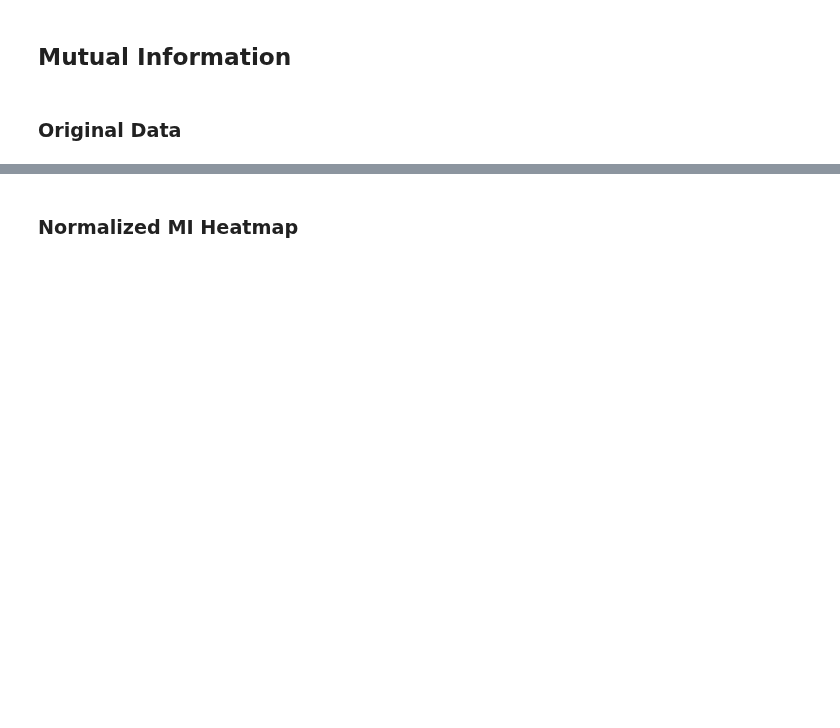
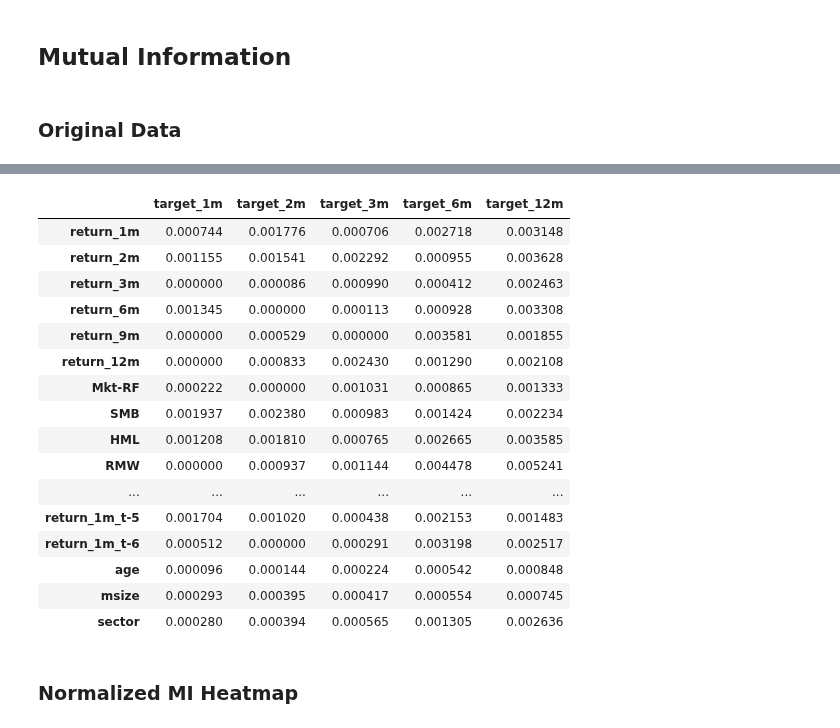
Before and after one commit to troismph/ml4t, a Jupyter notebook: 06_machine_learning_process/02_mutual_information.ipynb, the cells around one changed output, grey strips where cells are left out. Cells and saved outputs as stored; diff of their text form; code cells hidden in the pictures; blank space fills up the shorter version.

```diff
--- a/06_machine_learning_process/02_mutual_information.ipynb
+++ b/06_machine_learning_process/02_mutual_information.ipynb
@@ -114,4 +114,24 @@ target_12m    0.198843
 dtype: float64
+# %%
+mutual_info
+# %% [output]
+|  | target_1m | target_2m | target_3m | target_6m | target_12m |
+| return_1m | 0.000744 | 0.001776 | 0.000706 | 0.002718 | 0.003148 |
+| return_2m | 0.001155 | 0.001541 | 0.002292 | 0.000955 | 0.003628 |
+| return_3m | 0.000000 | 0.000086 | 0.000990 | 0.000412 | 0.002463 |
+| return_6m | 0.001345 | 0.000000 | 0.000113 | 0.000928 | 0.003308 |
+| return_9m | 0.000000 | 0.000529 | 0.000000 | 0.003581 | 0.001855 |
+| return_12m | 0.000000 | 0.000833 | 0.002430 | 0.001290 | 0.002108 |
+| Mkt-RF | 0.000222 | 0.000000 | 0.001031 | 0.000865 | 0.001333 |
+| SMB | 0.001937 | 0.002380 | 0.000983 | 0.001424 | 0.002234 |
+| HML | 0.001208 | 0.001810 | 0.000765 | 0.002665 | 0.003585 |
+| RMW | 0.000000 | 0.000937 | 0.001144 | 0.004478 | 0.005241 |
+| ... | ... | ... | ... | ... | ... |
+| return_1m_t-5 | 0.001704 | 0.001020 | 0.000438 | 0.002153 | 0.001483 |
+| return_1m_t-6 | 0.000512 | 0.000000 | 0.000291 | 0.003198 | 0.002517 |
+| age | 0.000096 | 0.000144 | 0.000224 | 0.000542 | 0.000848 |
+| msize | 0.000293 | 0.000395 | 0.000417 | 0.000554 | 0.000745 |
+| sector | 0.000280 | 0.000394 | 0.000565 | 0.001305 | 0.002636 |
 # %% [markdown]
 ### Normalized MI Heatmap
 # %%
```
Also changed, not shown: parts of 5 cells of this notebook, 3 other files.
